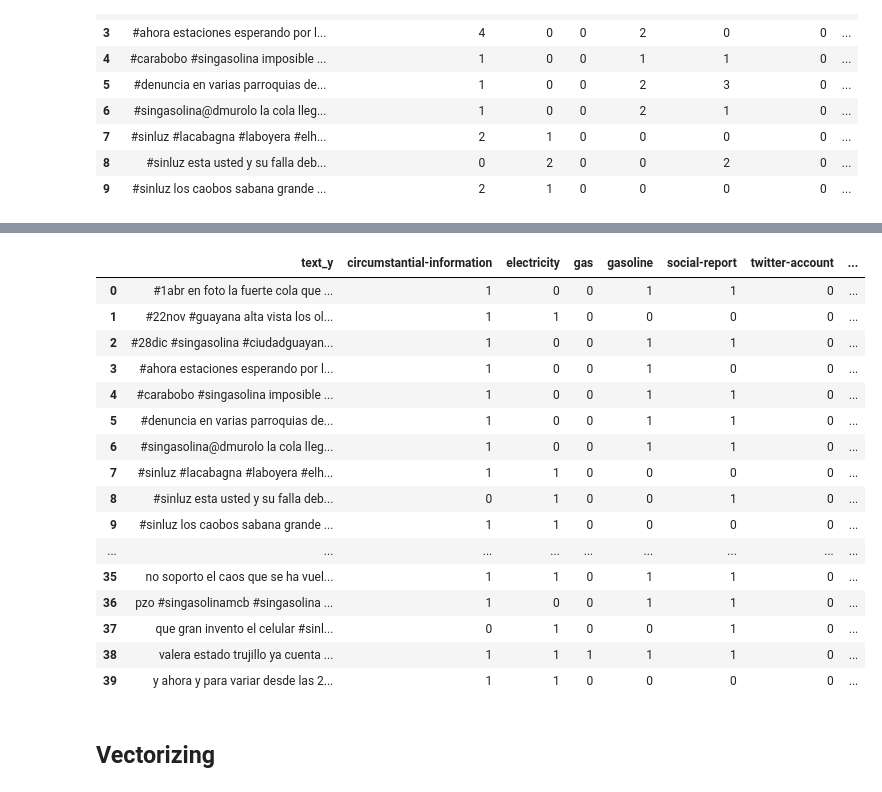
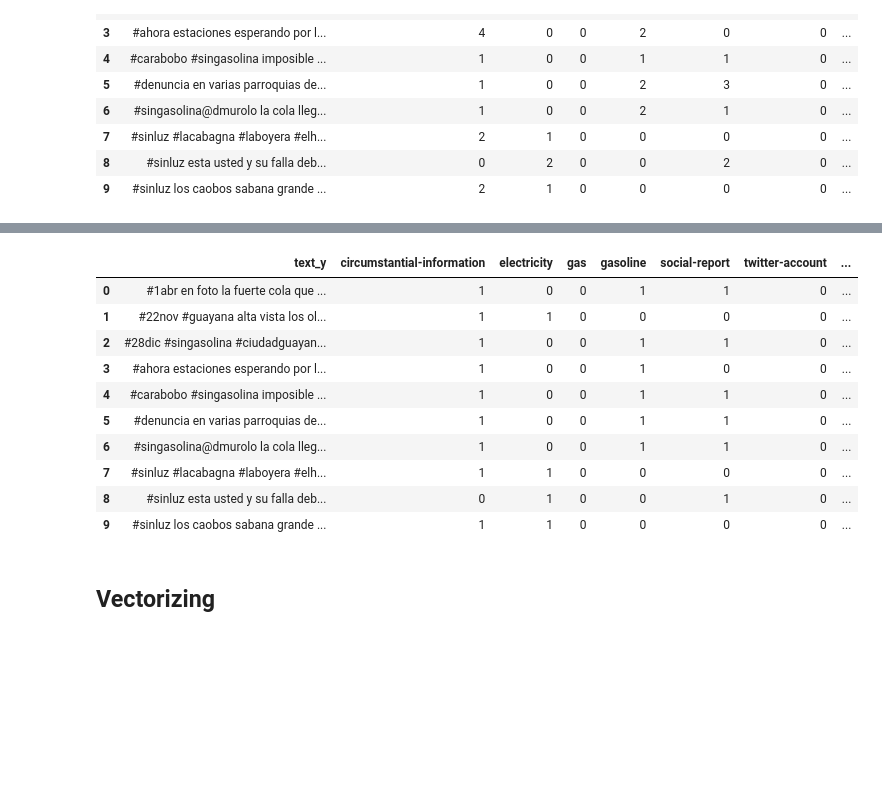
Before and after one commit to code-for-venezuela/c4v-py, a Jupyter notebook: creating_models/Multi-label Classification.ipynb, the cells around one changed output, grey strips where cells are left out. Cells and saved outputs as stored; diff of their text form; code cells hidden in the pictures; blank space fills up the shorter version.

```diff
--- a/creating_models/Multi-label Classification.ipynb
+++ b/creating_models/Multi-label Classification.ipynb
@@ -156,25 +125,19 @@ tc_labels
 # %%
 binarized_tweet_labels = tc_text.merge(tc_labels, on=tc_labels.index)  # in case I need to merge them
 binarized_tweet_labels = binarized_tweet_labels.drop(labels = ['key_0'], axis=1)
-binarized_tweet_labels
+binarized_tweet_labels.head(10)
 # %% [output]
 |  | text_y | circumstantial-information | electricity | gas | gasoline | social-report | twitter-account | ... |
 | 0 | #1abr en foto la fuerte cola que ... | 1 | 0 | 0 | 1 | 1 | 0 | ... |
 | 1 | #22nov #guayana alta vista los ol... | 1 | 1 | 0 | 0 | 0 | 0 | ... |
 | 2 | #28dic #singasolina #ciudadguayan... | 1 | 0 | 0 | 1 | 1 | 0 | ... |
 | 3 | #ahora estaciones esperando por l... | 1 | 0 | 0 | 1 | 0 | 0 | ... |
 | 4 | #carabobo #singasolina imposible ... | 1 | 0 | 0 | 1 | 1 | 0 | ... |
 | 5 | #denuncia en varias parroquias de... | 1 | 0 | 0 | 1 | 1 | 0 | ... |
 | 6 | #singasolina@dmurolo la cola lleg... | 1 | 0 | 0 | 1 | 1 | 0 | ... |
 | 7 | #sinluz #lacabagna #laboyera #elh... | 1 | 1 | 0 | 0 | 0 | 0 | ... |
 | 8 | #sinluz esta usted y su falla deb... | 0 | 1 | 0 | 0 | 1 | 0 | ... |
 | 9 | #sinluz los caobos sabana grande ... | 1 | 1 | 0 | 0 | 0 | 0 | ... |
-| ... | ... | ... | ... | ... | ... | ... | ... | ... |
-| 35 | no soporto el caos que se ha vuel... | 1 | 1 | 0 | 1 | 1 | 0 | ... |
-| 36 | pzo #singasolinamcb #singasolina ... | 1 | 0 | 0 | 1 | 1 | 0 | ... |
-| 37 | que gran invento el celular #sinl... | 0 | 1 | 0 | 0 | 1 | 0 | ... |
-| 38 | valera estado trujillo ya cuenta ... | 1 | 1 | 1 | 1 | 1 | 0 | ... |
-| 39 | y ahora y para variar desde las 2... | 1 | 1 | 0 | 0 | 0 | 0 | ... |
 # %% [markdown]
 ## Vectorizing
 # %%
```
Also changed, not shown: parts of 16 cells of this notebook.
